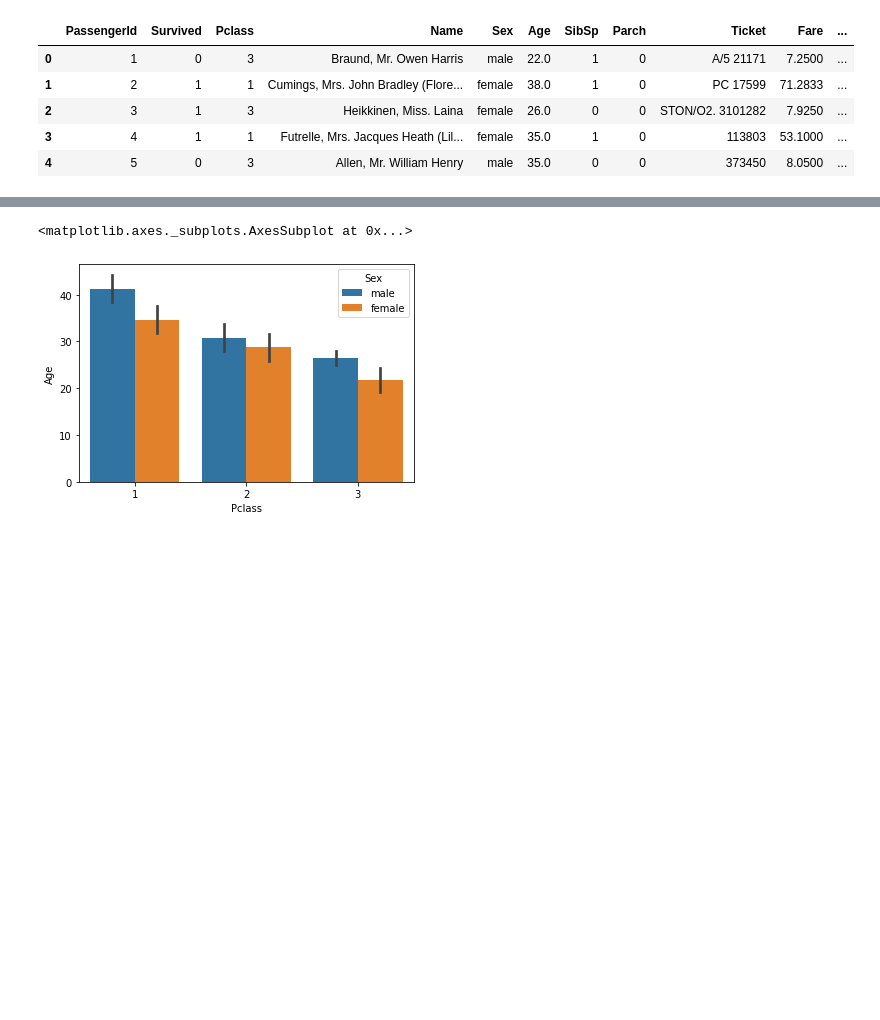
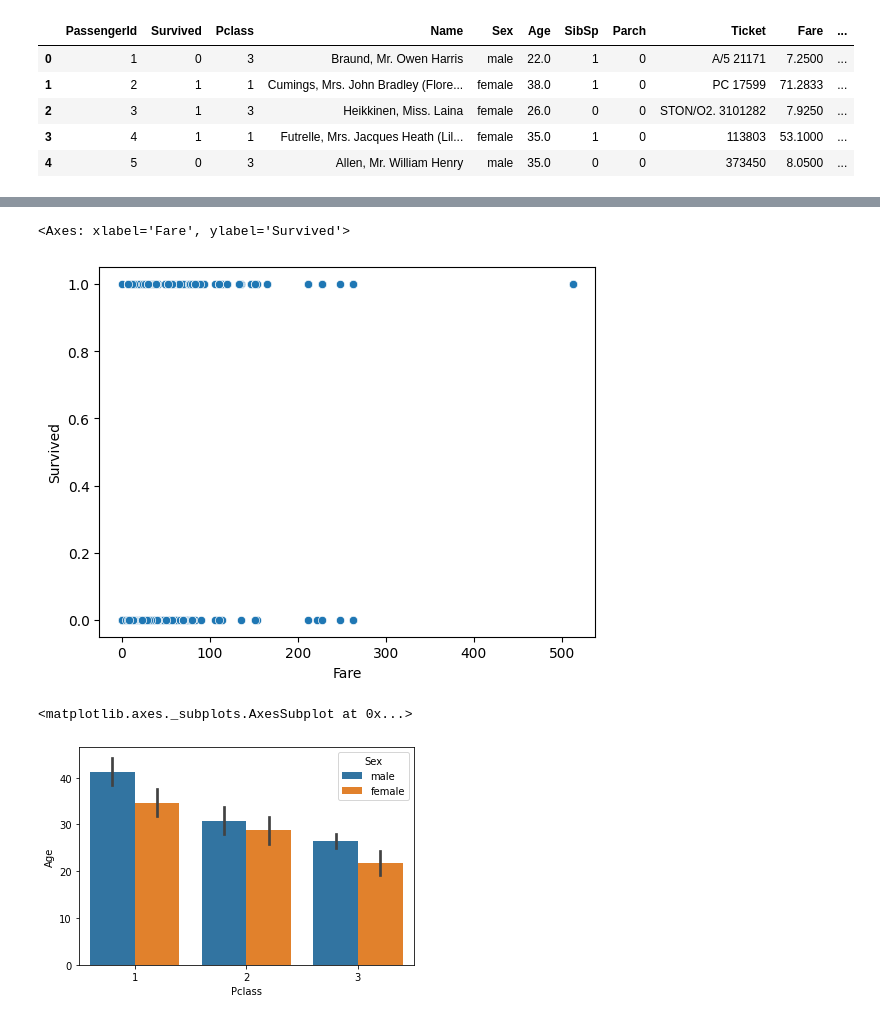
Before and after one commit to lalitpandey02/23MayDevOps_NOTES, a Jupyter notebook: Day 21/EDA using Bivariate and Multivariate Analysis.ipynb, the cells around one changed output, grey strips where cells are left out. Cells and saved outputs as stored; diff of their text form; code cells hidden in the pictures; blank space fills up the shorter version.

```diff
--- a/Day 21/EDA using Bivariate and Multivariate Analysis.ipynb
+++ b/Day 21/EDA using Bivariate and Multivariate Analysis.ipynb
@@ -71,3 +67,8 @@ titanic.head()
+# %%
+sns.scatterplot(x=titanic.Fare, y=titanic.Survived)
+# %% [output]
+<Axes: xlabel='Fare', ylabel='Survived'>
+[figure, added]
 # %%
 sns.barplot(titanic['Pclass'],titanic['Age'],hue=titanic['Sex'])
 # %% [output]
```
Also changed, not shown: parts of 15 cells of this notebook.
